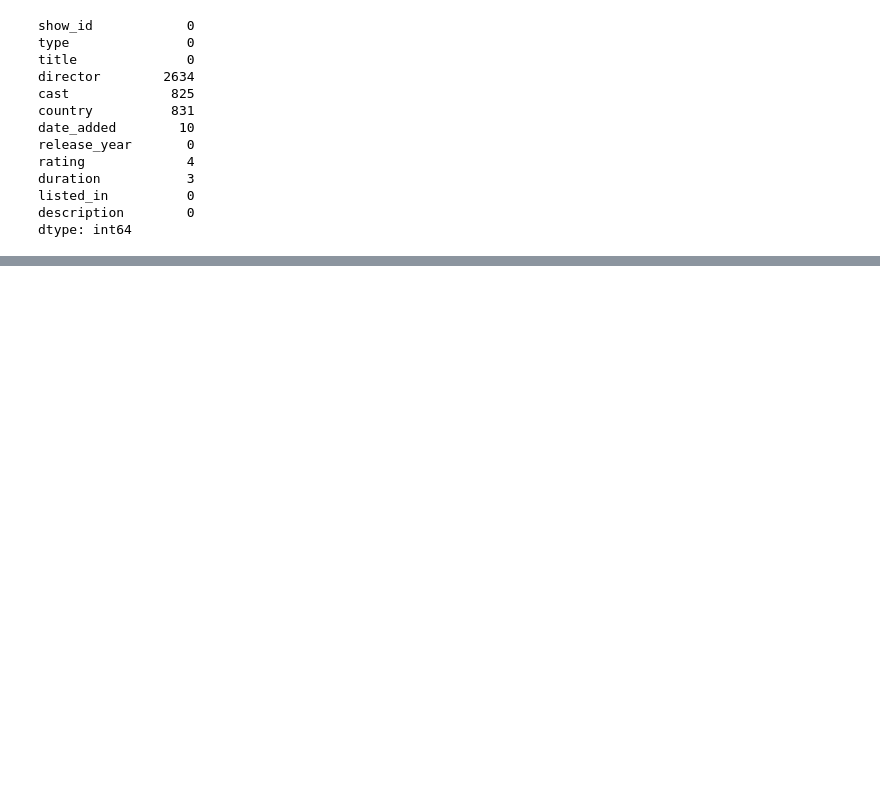
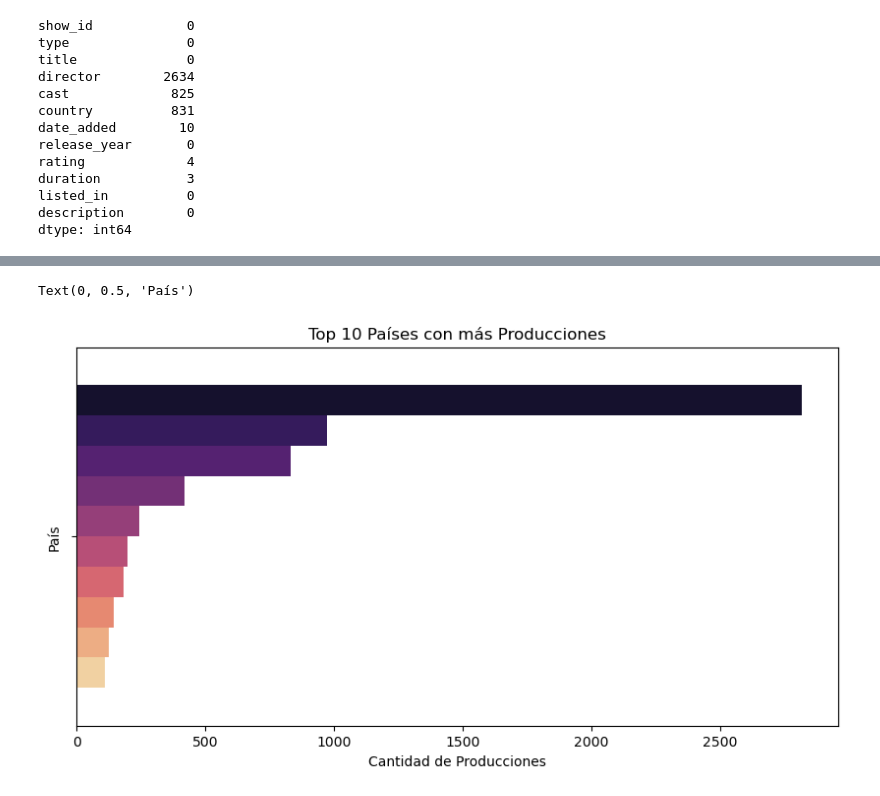
Before and after one commit to ferrpm/netflix-recommender, a Jupyter notebook: movie_series_recommender.ipynb, the cells around one changed output, grey strips where cells are left out. Cells and saved outputs as stored; diff of their text form; code cells hidden in the pictures; blank space fills up the shorter version.

```diff
--- a/movie_series_recommender.ipynb
+++ b/movie_series_recommender.ipynb
@@ -73,0 +85,11 @@ plt.show()
+# %%
+top_countries = netflix_df['country'].value_counts().head(10)
+
+plt.figure(figsize=(10,5))
+sns.barplot(x=top_countries.values, hue=top_countries.index, palette='magma',legend=False)
+plt.title('Top 10 Países con más Producciones')
+plt.xlabel('Cantidad de Producciones')
+plt.ylabel('País')
+# %% [output]
+Text(0, 0.5, 'País')
+[figure, added]
```
Also changed, not shown: parts of 11 cells of this notebook.
